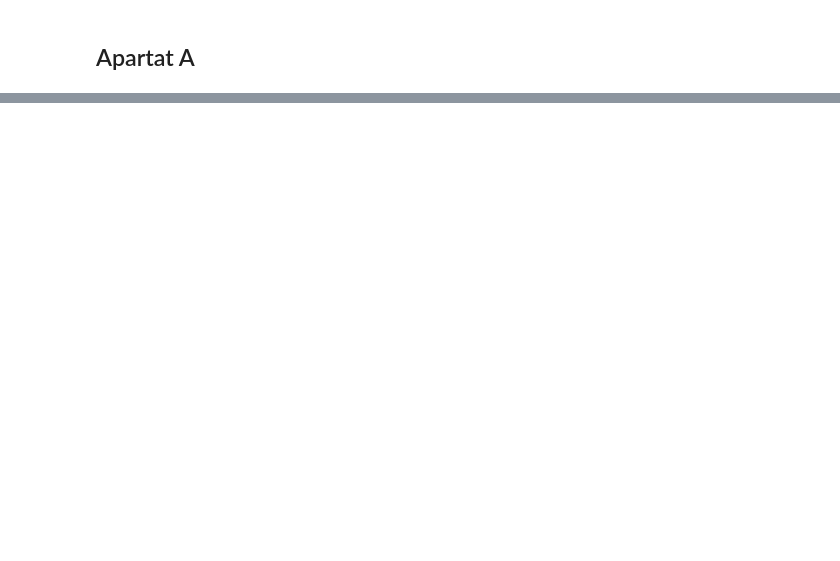
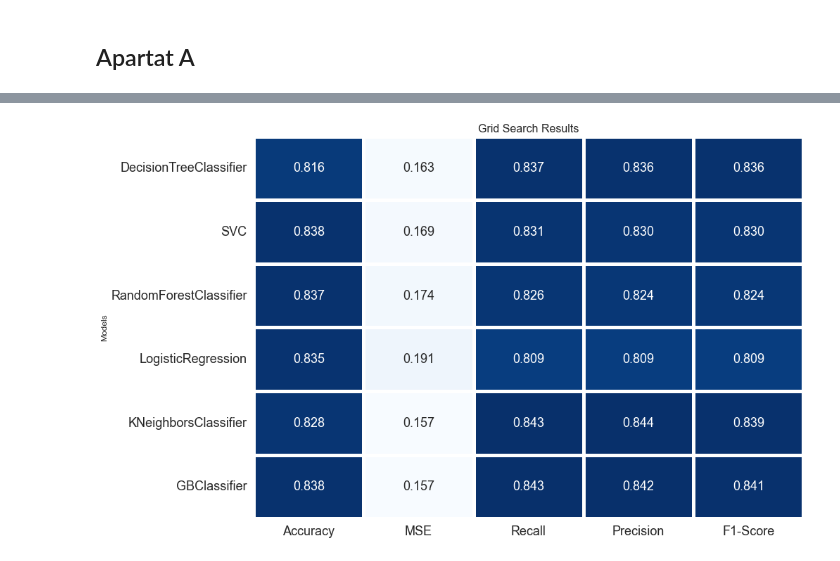
Before and after one commit to Zynokrex/Classificaci-_APC, a Jupyter notebook: Pràctica2_Pregs.ipynb, the cells around one changed output, grey strips where cells are left out. Drawn from its saved outputs; the diff is of its cells as text; code cells hidden in the pictures; blank space fills up the shorter version.

```diff
--- a/Pràctica2_Pregs.ipynb
+++ b/Pràctica2_Pregs.ipynb
@@ -556,0 +662,33 @@ print("-------------------------------------------------------------------------
+# %%
+sns.set_style("darkgrid")
+cv_results = pd.DataFrame({"Accuracy":cv_result,
+                           "MSE":mean_squared_errors,
+                           "Recall": recall_scores,
+                           "Precision": precision_scores,
+                           "F1-Score":f1_scores,
+                           "Models":["DecisionTreeClassifier",
+                                     "SVC",
+                                     "RandomForestClassifier",
+                                     "LogisticRegression",
+                                     "KNeighborsClassifier",
+                                     "GBClassifier",
+
+                                     ]})
+
+cv_results.index = cv_results["Models"]
+
+cv_results  = cv_results.drop(["Models"], axis = 1)
+
+f,ax = plt.subplots(figsize=(14,10))
+
+sns.heatmap(cv_results, annot=True,cmap = "Blues",fmt= '.3f',
+            ax=ax,linewidths = 5, cbar = False,
+            annot_kws={"size": 18})
+
+plt.xticks(size = 18)
+plt.yticks(size = 18, rotation = 0)
+plt.ylabel("Models")
+plt.title("Grid Search Results", size = 16)
+plt.show()
+# %% [output]
+[figure, added]
```
Also changed, not shown: parts of 13 cells of this notebook.
